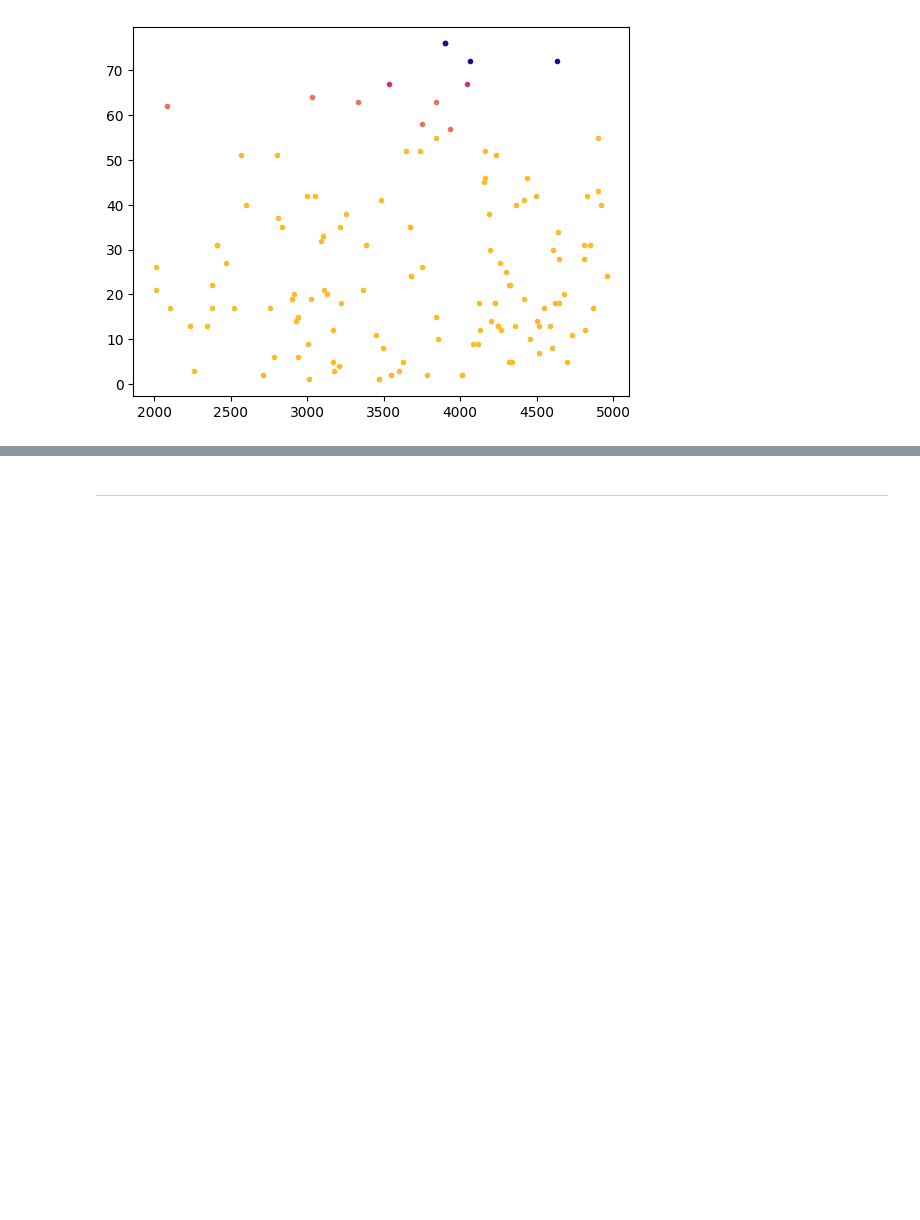
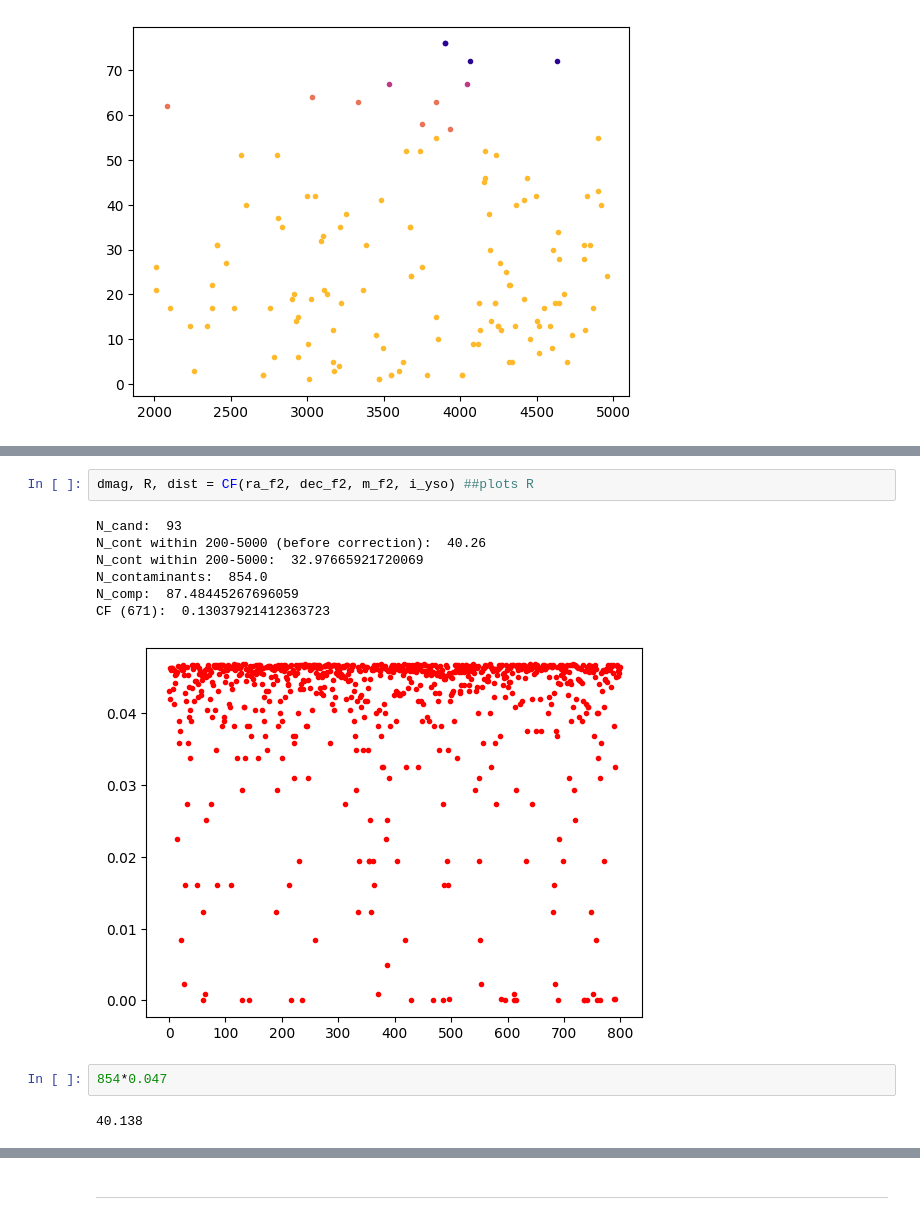
Before and after one commit to PrabhaniR/Artificial_Star_Test, a Jupyter notebook: CF.ipynb, the cells around one changed output, grey strips where cells are left out. Drawn from its saved outputs; the diff is of its cells as text; blank space fills up the shorter version.

```diff
--- a/CF.ipynb
+++ b/CF.ipynb
@@ -381,3 +438,17 @@ CF (671):  0.13013164596797872
+# %%
+dmag, R, dist = CF(ra_f2, dec_f2, m_f2, i_yso) ##plots R
+# %% [output]
+N_cand:  93
+N_cont within 200-5000 (before correction):  40.26
+N_cont within 200-5000:  32.97665921720069
+N_contaminants:  854.0
+N_comp:  87.48445267696059
+CF (671):  0.13037921412363723
+[figure, added]
+# %%
+854*0.047
+# %% [output]
+40.138
 # %%
 plt.subplot()
 plt.plot(dmag, R/(1000**2-100**2)*(5000**2-2000**2), '.r')
```
Also changed, not shown: parts of 17 cells of this notebook.
